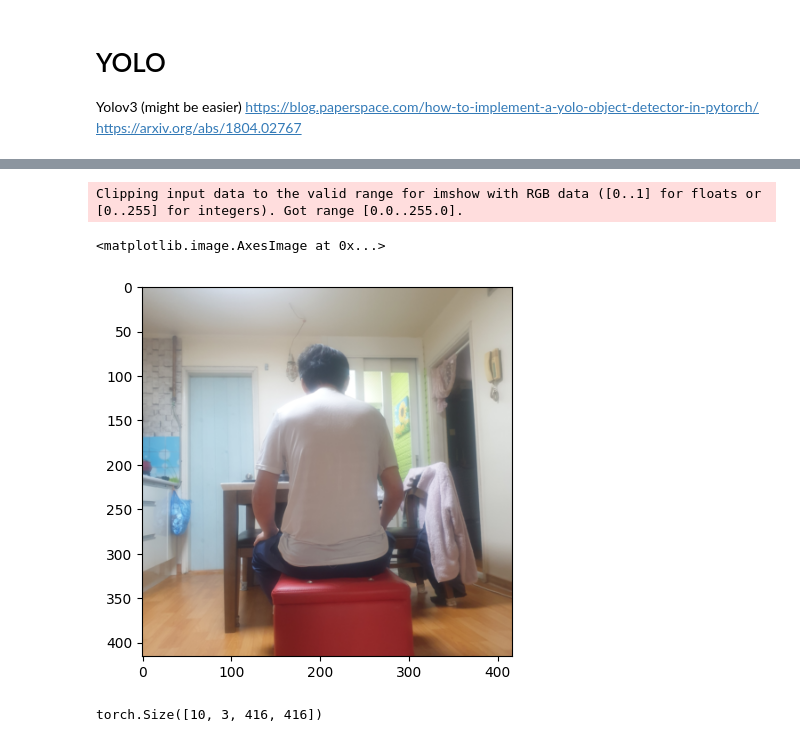
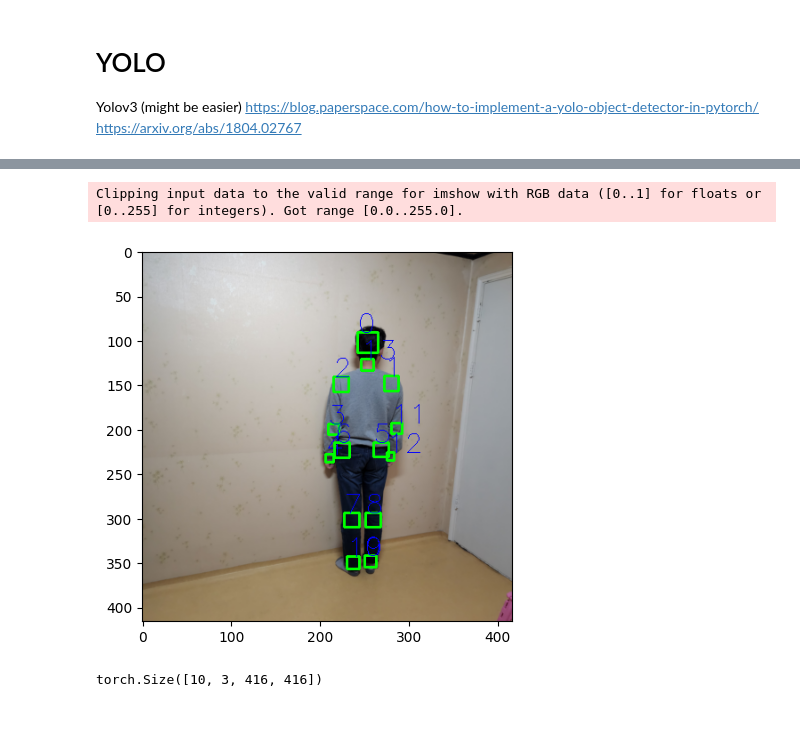
Before and after one commit to PikaSannnnn/MassageBot, a Jupyter notebook: dataProcessing.ipynb, the cells around one changed output, grey strips where cells are left out. Saved outputs shown, nothing was run; the diff lists cells and outputs as text; code cells hidden in the pictures.

```diff
--- a/dataProcessing.ipynb
+++ b/dataProcessing.ipynb
@@ -357,16 +316,8 @@ torch.Size([10, 5])
-# %%
-# ttreshape = torch.tensor([[cv2.resize(timg.numpy(), (416, 416), interpolation=cv2.INTER_AREA) for timg in batch] for batch in tt])
-timg = cv2.cvtColor(tt.permute(0, 2, 3, 1)[4].to('cpu').numpy(), cv2.COLOR_BGR2RGB)
-data = td[4]
-for box in data:
-    class_id, x1, y1, x2, y2 = box
-    cv2.rectangle(timg, (int(x1), int(y1)), (int(x2), int(y2)), (0, 255, 0), 1)
-    cv2.putText(timg, str(int(class_id)), (int(x1), int(y1)), cv2.FONT_HERSHEY_SIMPLEX, 1, (255, 0, 0), 1)
-plt.imshow(timg)
-# %% [output]
-Clipping input data to the valid range for imshow with RGB data ([0..1] for floats or [0..255] for integers). Got range [0.0..255.0].
-<matplotlib.image.AxesImage at 0x...>
-[figure, removed]
+# %%
+show_img_box(tt[0], td[0])
+# %% [output]
+Clipping input data to the valid range for imshow with RGB data ([0..1] for floats or [0..255] for integers). Got range [0.0..255.0].
+[figure, added]
 # %%
 tt.shape
 # %% [output]
```
Also changed, not shown: parts of 29 cells of this notebook, 1 other file.
